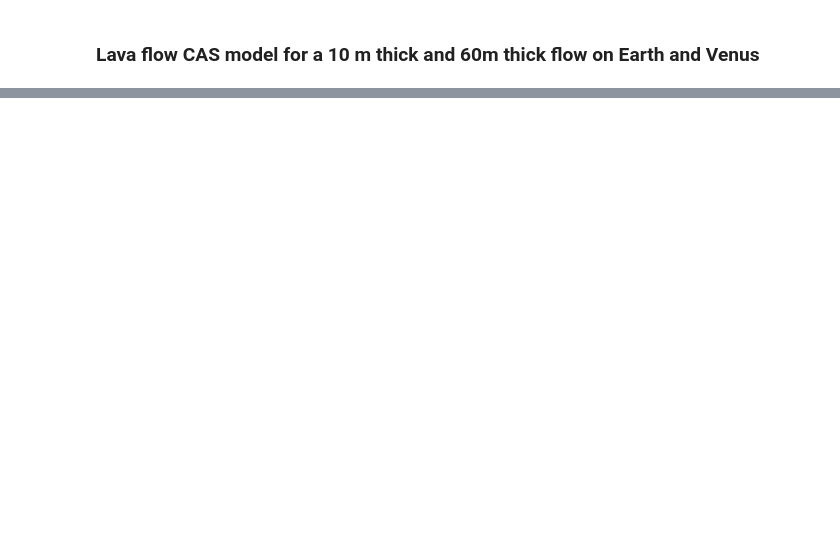
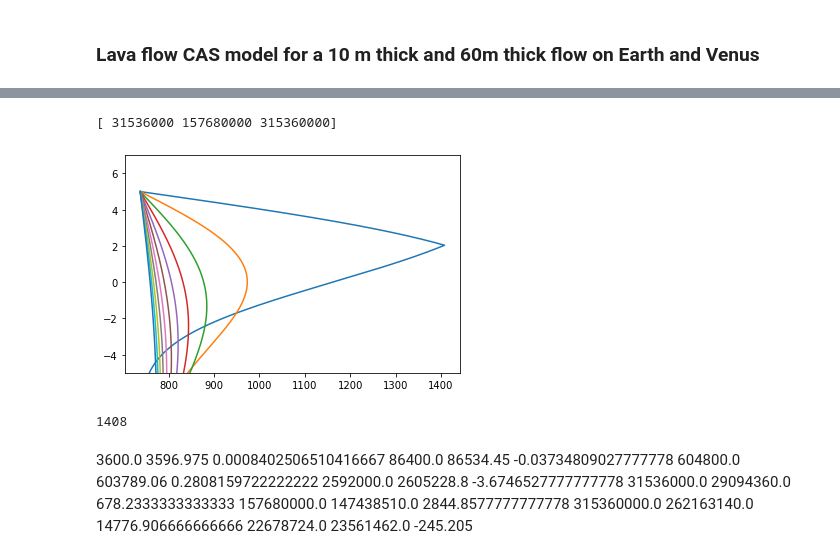
Before and after one commit to iganache/lavatherm1D, a Jupyter notebook: 1d_cooling_Earth.ipynb, the cells around one changed output, grey strips where cells are left out. Cells and saved outputs as stored; diff of their text form; code cells hidden in the pictures; blank space fills up the shorter version.

```diff
--- a/1d_cooling_Earth.ipynb
+++ b/1d_cooling_Earth.ipynb
@@ -330,0 +468,76 @@ idx
+# %%
+## Post-solidificatio temperature profile calculation
+
+postsolid_times = times[times > t_solid]
+print(postsolid_times)
+
+z_range = np.arange(-100, lt+dz, dz)              ## delta_x in meters
+
+dt = 10                                                    ## delta_t in seconds
+time_total = 5*365*24*3600
+# t_range = np.arange(time_solid, time_total+dt, dt).astype(np.float32)
+
+## Initial_condition
+t = t_solid
+z = np.concatenate((y_base_solid, np.flip(lt-y_up_solid)), axis = 0)          ## join together lower crust z and upper crust z
+T_n = np.concatenate((T_base_solid, np.flip(T_up_solid)), axis = 0)          ## join together lower crust T and upper crust T
+
+## Note 1: Upper crust measuremnts are z downwards, so they need to be flipped
+## Note 2: The soldification point (z, T) are present in both the lower crust array and the upper crust array; removing the common (z, T) upper crust array.
+
+m = 10
+dprint = (time_total - t_solid) / m
+printat = t_solid + dprint
+
+T_PSC = np.zeros((m, len(z_range)), dtype=np.float32)
+# %% [output]
+[ 31536000 157680000 315360000]
+# %%
+plt.figure()
+plt.plot(T_n, z)
+
+idx = 0
+while t <= time_total:
+
+    T_nplus = T_n + (
+                    (kappa*dt/dz**2) * np.diff(T_n, n=2, prepend = T_n[0], append=T_n[-1])
+                  )
+
+    t+=dt
+    # check whether to store output
+    if t >= printat:
+        # print(idx)
+        # print(t/3600/24)
+        T_PSC[idx, :] = T_nplus
+        printat += dprint
+        idx += 1
+        plt.plot(T_nplus, z)
+
+    # Update boundary_conditions
+    if T_n[-1] == Tsub:
+        T_nplus[-1] = Tsub
+
+    T_nplus[0] = Tsub
+
+
+    # variables for next step
+    T_n = T_nplus
+
+
+plt.ylim(-5, lt + 2)
+plt.show()
+# %% [output]
+[figure, added]
+# %%
+1135+273
+# %% [output]
+1408
+# %% [markdown]
+3600.0 3596.975 0.0008402506510416667
+86400.0 86534.45 -0.03734809027777778
+604800.0 603789.06 0.2808159722222222
+2592000.0 2605228.8 -3.6746527777777778
+31536000.0 29094360.0 678.2333333333333
+157680000.0 147438510.0 2844.8577777777778
+315360000.0 262163140.0 14776.906666666666
+22678724.0 23561462.0 -245.205
```
Also changed, not shown: parts of 13 cells of this notebook, 1 other file.
